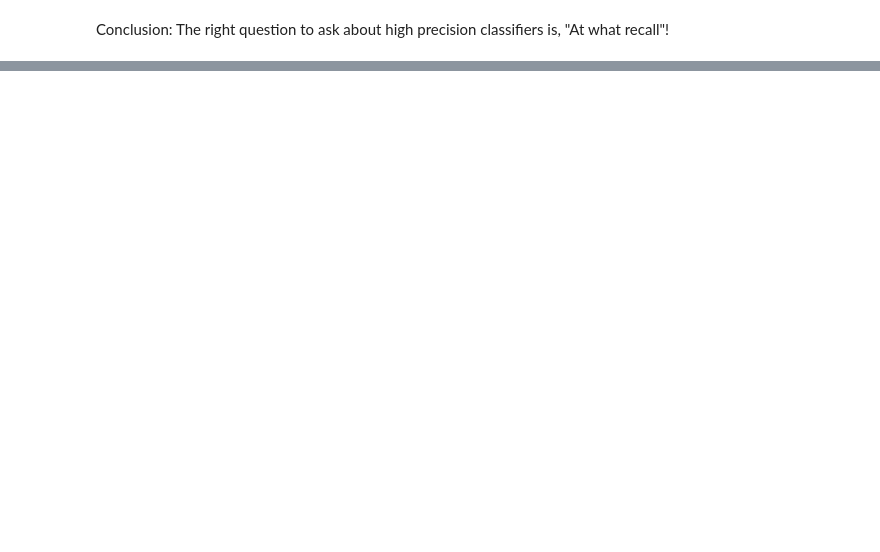
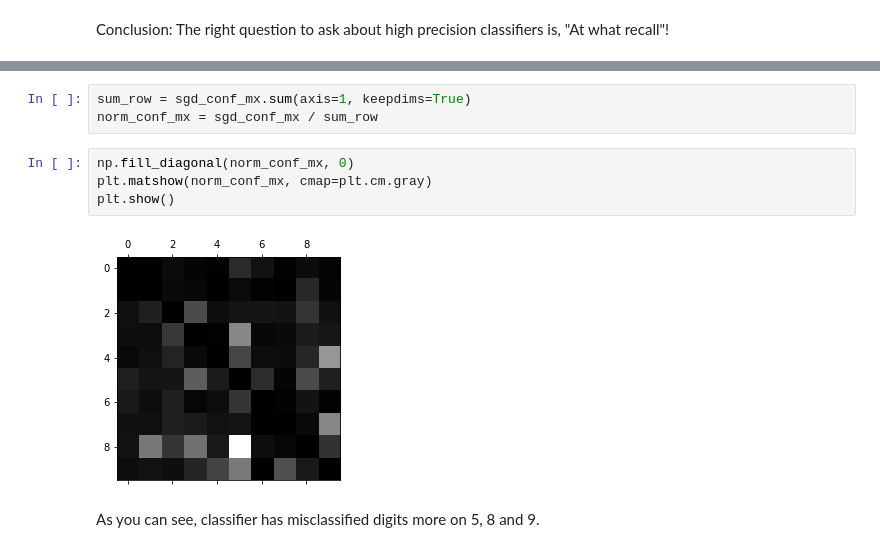
Before and after one commit to aramhamidi/DeepLearning, a Jupyter notebook: Classification on MNIST.ipynb, the cells around one changed output, grey strips where cells are left out. Cells and saved outputs as stored; diff of their text form; blank space fills up the shorter version.

```diff
--- a/Classification on MNIST.ipynb
+++ b/Classification on MNIST.ipynb
@@ -226,0 +343,11 @@ plt.show()
+# %%
+sum_row = sgd_conf_mx.sum(axis=1, keepdims=True)
+norm_conf_mx = sgd_conf_mx / sum_row
+# %%
+np.fill_diagonal(norm_conf_mx, 0)
+plt.matshow(norm_conf_mx, cmap=plt.cm.gray)
+plt.show()
+# %% [output]
+[figure, added]
+# %% [markdown]
+As you can see, classifier has misclassified digits more on 5, 8 and 9.
```
Also changed, not shown: parts of 48 cells of this notebook.
